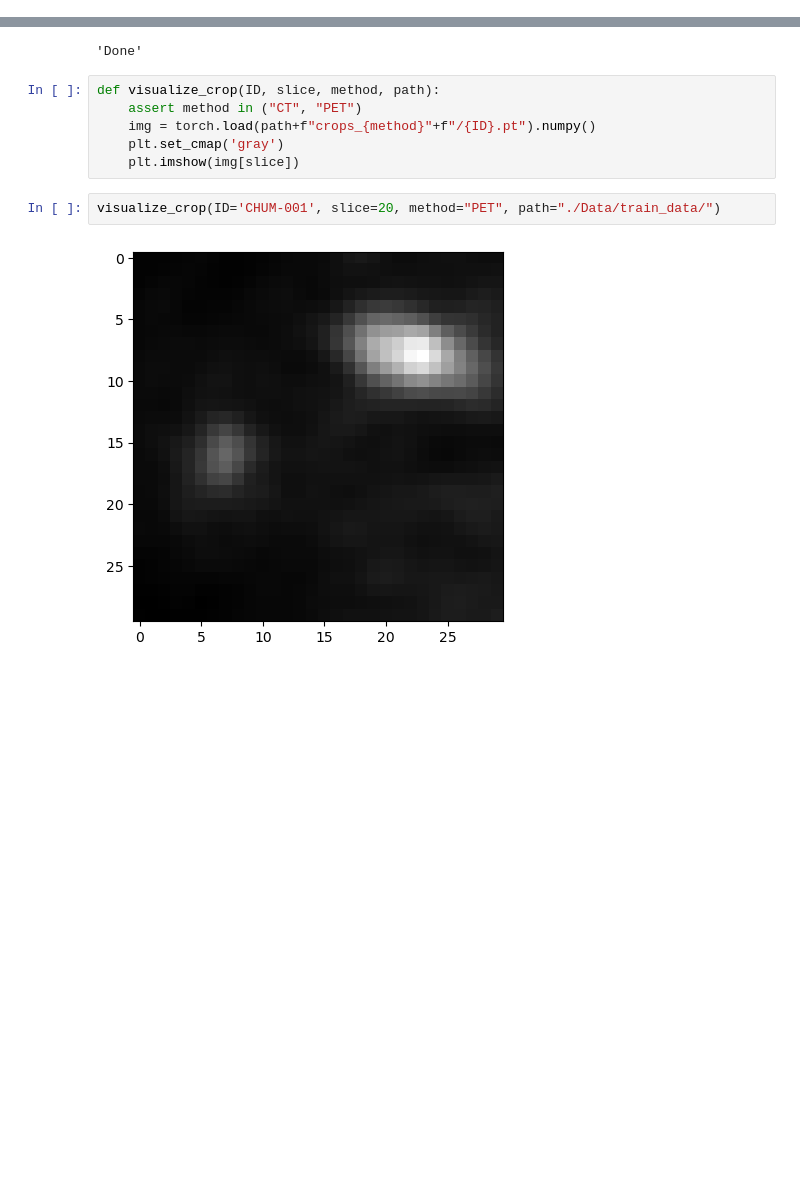
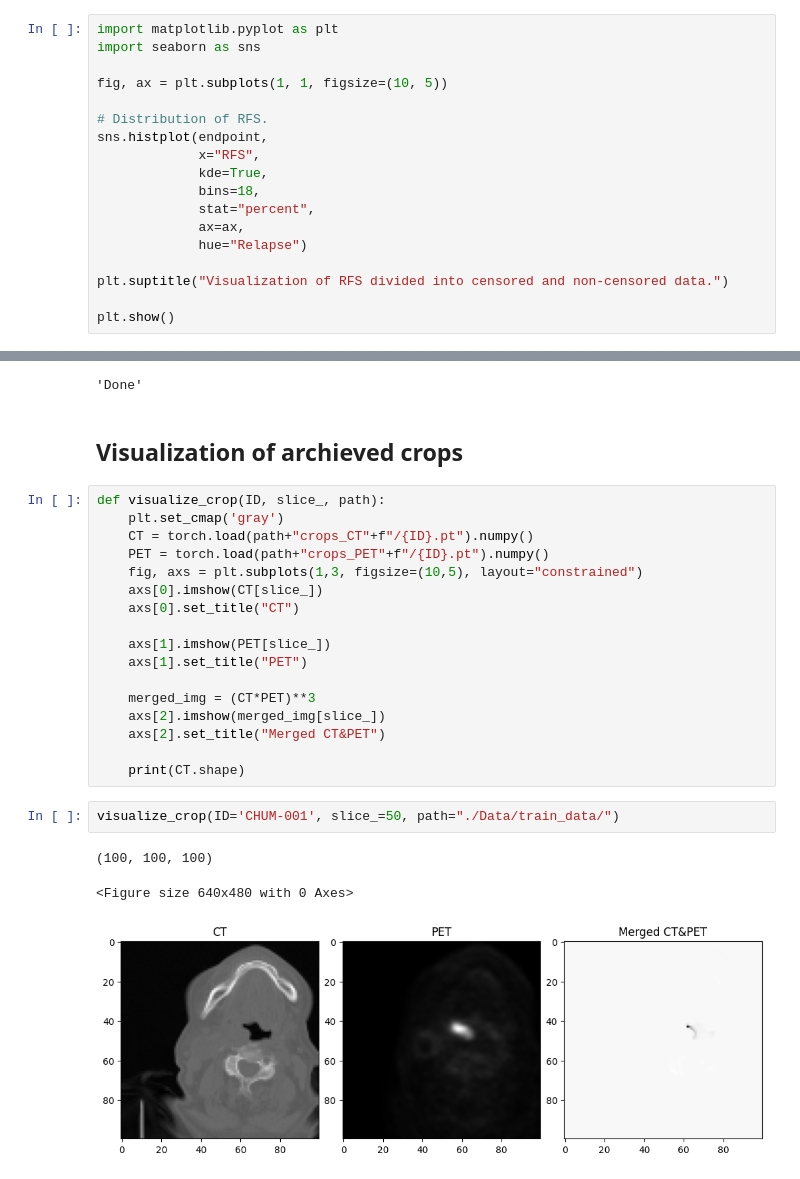
Before and after one commit to jbindaAI/HECKTOR, a Jupyter notebook: data_preparation.ipynb, the cells around one changed output, grey strips where cells are left out. Drawn from its saved outputs; the diff is of its cells as text; blank space fills up the shorter version.

```diff
--- a/data_preparation.ipynb
+++ b/data_preparation.ipynb
@@ -34,0 +80,18 @@ clinical_df.head()
+# %%
+import matplotlib.pyplot as plt
+import seaborn as sns
+
+fig, ax = plt.subplots(1, 1, figsize=(10, 5))
+
+# Distribution of RFS.
+sns.histplot(endpoint,
+             x="RFS",
+             kde=True,
+             bins=18,
+             stat="percent",
+             ax=ax,
+             hue="Relapse")
+
+plt.suptitle("Visualization of RFS divided into censored and non-censored data.")
+
+plt.show()
@@ -154,13 +227,28 @@ prepare_data(**args)
 # %% [output]
 Extracting nodules ...
 'Done'
+# %% [markdown]
+## Visualization of archieved crops
 # %%
-def visualize_crop(ID, slice, method, path):
-    assert method in ("CT", "PET")
-    img = torch.load(path+f"crops_{method}"+f"/{ID}.pt").numpy()
+def visualize_crop(ID, slice_, path):
     plt.set_cmap('gray')
-    plt.imshow(img[slice])
+    CT = torch.load(path+"crops_CT"+f"/{ID}.pt").numpy()
+    PET = torch.load(path+"crops_PET"+f"/{ID}.pt").numpy()
+    fig, axs = plt.subplots(1,3, figsize=(10,5), layout="constrained")
+    axs[0].imshow(CT[slice_])
+    axs[0].set_title("CT")
+
+    axs[1].imshow(PET[slice_])
+    axs[1].set_title("PET")
+
+    merged_img = (CT*PET)**3
+    axs[2].imshow(merged_img[slice_])
+    axs[2].set_title("Merged CT&PET")
+
+    print(CT.shape)
 # %%
-visualize_crop(ID='CHUM-001', slice=20, method="PET", path="./Data/train_data/")
+visualize_crop(ID='CHUM-001', slice_=50, path="./Data/train_data/")
 # %% [output]
+(100, 100, 100)
+<Figure size 640x480 with 0 Axes>
-[figure, old version]
+[figure, new version]
```
Also changed, not shown: parts of 19 cells of this notebook, 11 other files.
